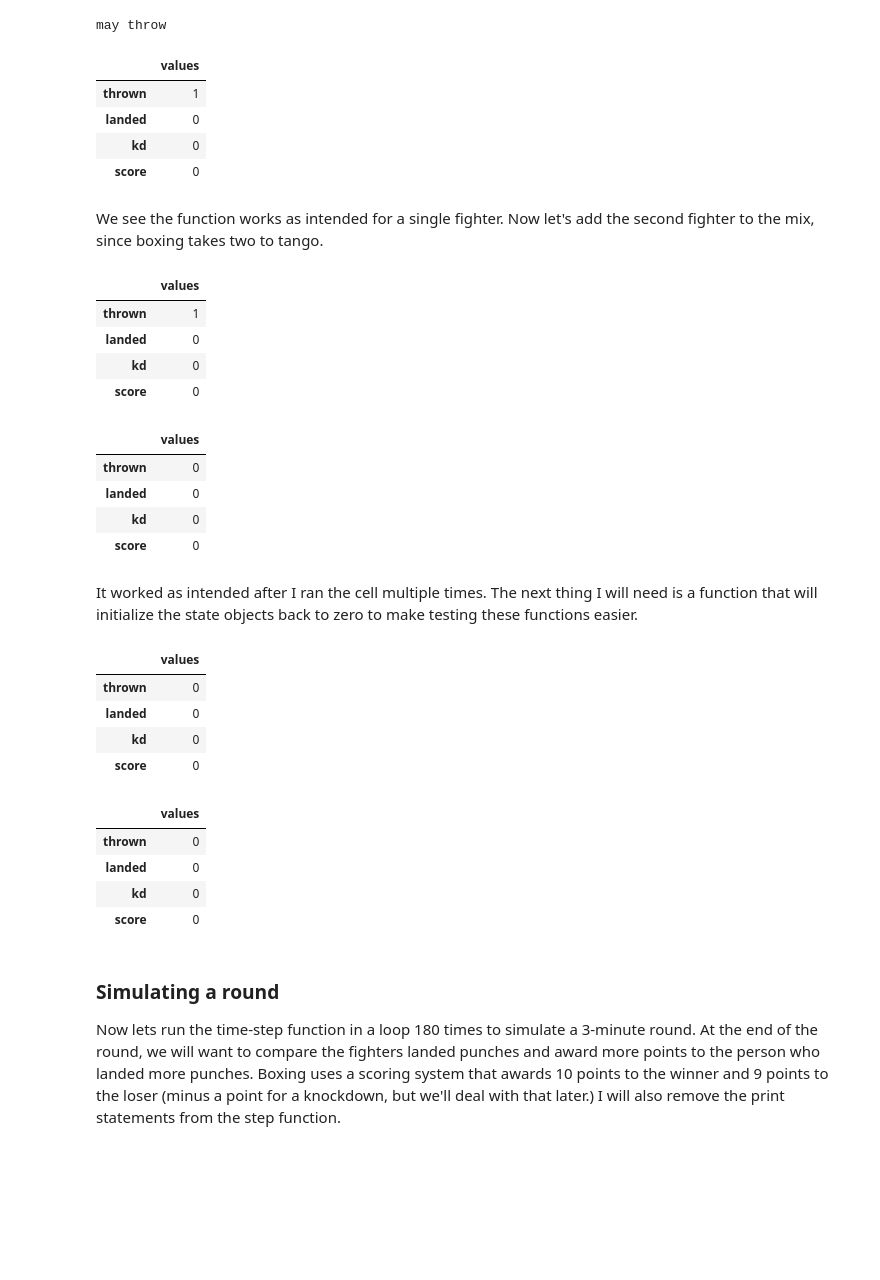
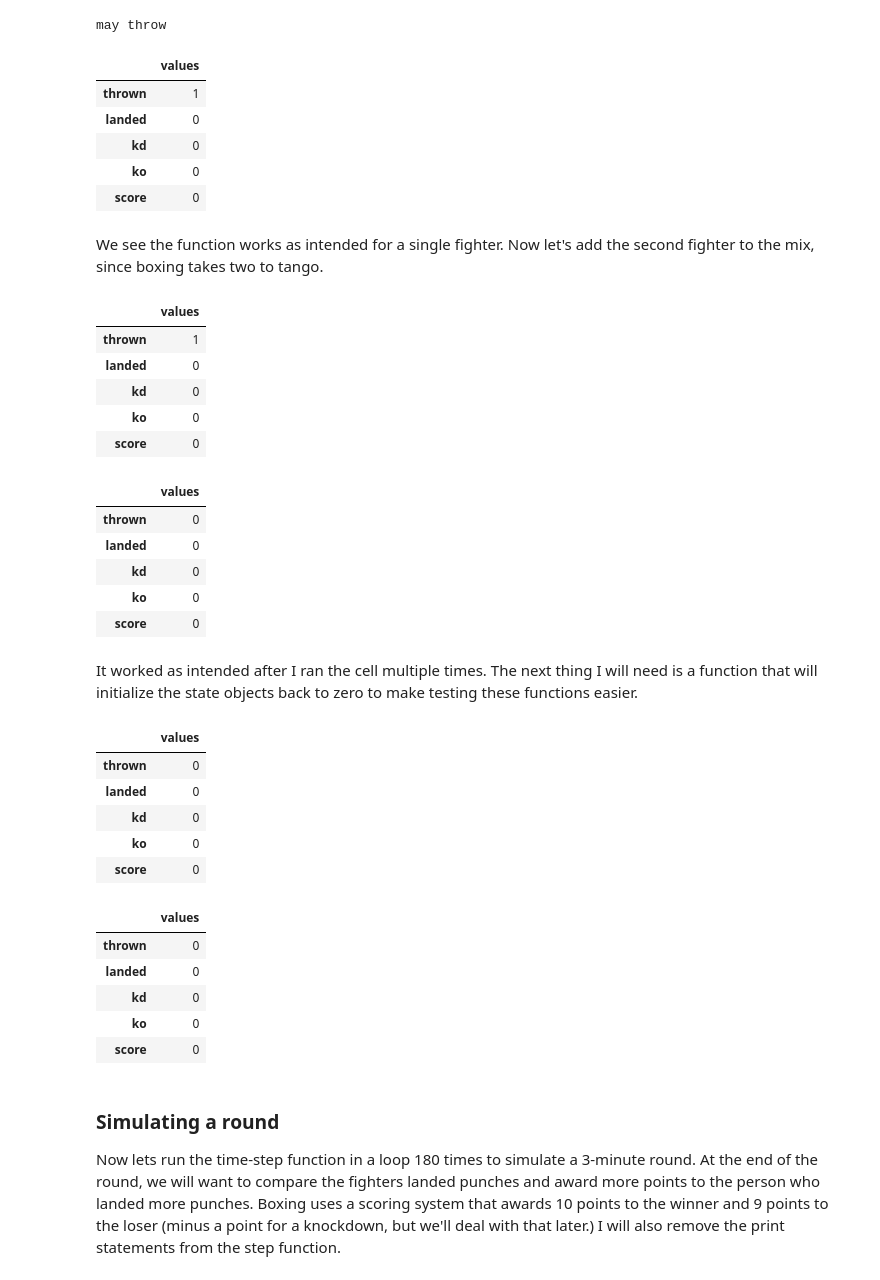
Before and after one commit to pmalo46/DATA604, a Jupyter notebook: Final_project604.ipynb, the cells around one changed output. Saved outputs shown, nothing was run; the diff lists cells and outputs as text; code cells hidden in the pictures; blank space fills up the shorter version.

```diff
--- a/Final_project604.ipynb
+++ b/Final_project604.ipynb
@@ -24,8 +25,8 @@ np.random.seed(7)
 
 I will be using the modsim library for its convenience in building simulations. I build a state object for each fighter, which will  store each of there metrics from the simulaiton.
 # %%
-mayweather = State(thrown = 0, landed = 0, kd = 0, score = 0)
-pacquiao = State(thrown = 0, landed = 0, kd = 0, score = 0)
+mayweather = State(thrown = 0, landed = 0, kd = 0, ko = 0, score = 0)
+pacquiao = State(thrown = 0, landed = 0, kd = 0, ko = 0, score = 0)
 # %% [output]
 |  | values |
 | thrown | 0 |
@@ -67,6 +69,7 @@ mayweather
 | thrown | 1 |
 | landed | 0 |
 | kd | 0 |
+| ko | 0 |
 | score | 0 |
 # %% [markdown]
 We see the function works as intended for a single fighter. Now let's add the second fighter to the mix, since boxing takes two to tango.
@@ -98,6 +101,7 @@ mayweather
 | thrown | 1 |
 | landed | 0 |
 | kd | 0 |
+| ko | 0 |
 | score | 0 |
 # %%
 pacquiao
@@ -106,24 +110,27 @@ pacquiao
 | thrown | 0 |
 | landed | 0 |
 | kd | 0 |
+| ko | 0 |
 | score | 0 |
 # %% [markdown]
 It worked as intended after I ran the cell multiple times. The next thing I will need is a function that will initialize the state objects back to zero to make testing these functions easier.
 # %%
 def reset_stats(state):
     "Takes state object as argument and resets punch counts"
     state.thrown = 0
     state.landed = 0
     state.kd = 0
     state.score = 0
+    state.ko = 0
 
 reset_stats(mayweather)
 mayweather
 # %% [output]
 |  | values |
 | thrown | 0 |
 | landed | 0 |
 | kd | 0 |
+| ko | 0 |
 | score | 0 |
 # %%
 reset_stats(pacquiao)
@@ -133,6 +140,7 @@ pacquiao
 | thrown | 0 |
 | landed | 0 |
 | kd | 0 |
+| ko | 0 |
 | score | 0 |
 # %% [markdown]
 ### Simulating a round
```
Also changed, not shown: parts of 30 cells of this notebook.
